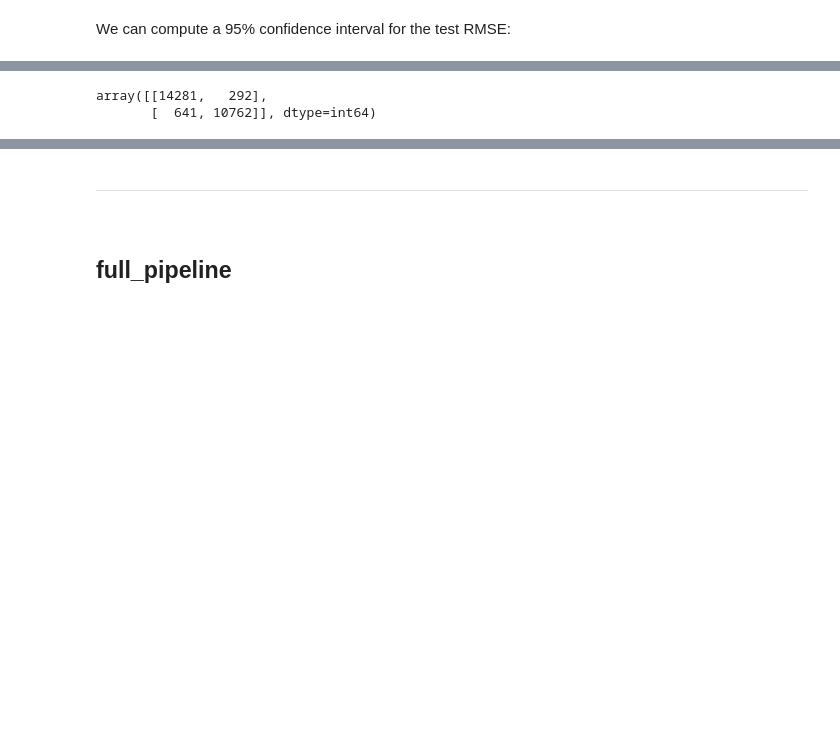
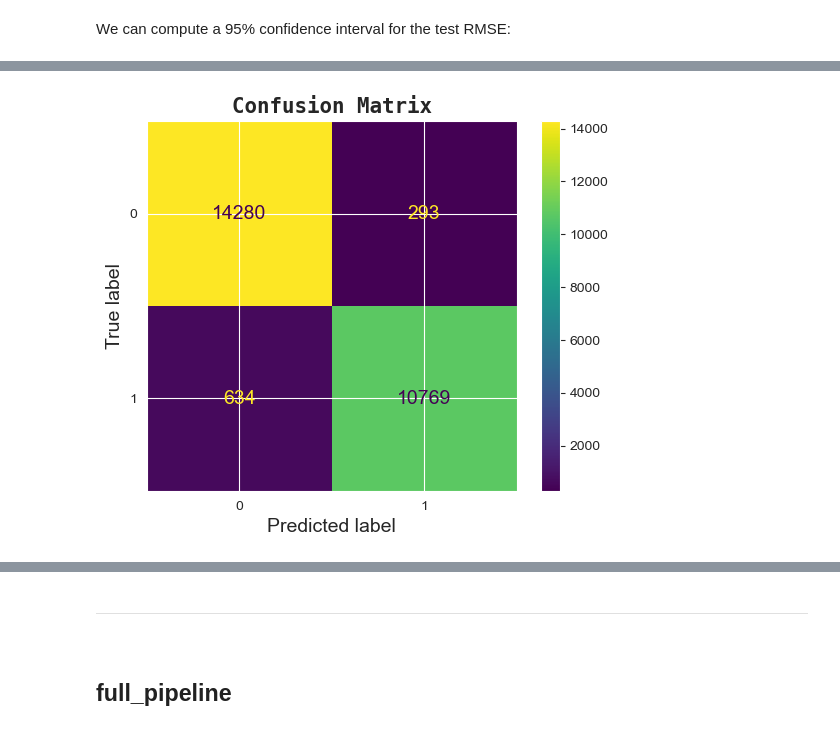
Before and after one commit to abdoghazala7/Airline-Passenger-Satisfaction, a Jupyter notebook: Airline-Passenger-Satisfaction.ipynb, the cells around one changed output, grey strips where cells are left out. Drawn from its saved outputs; the diff is of its cells as text; code cells hidden in the pictures; blank space fills up the shorter version.

```diff
--- a/Airline-Passenger-Satisfaction.ipynb
+++ b/Airline-Passenger-Satisfaction.ipynb
@@ -356,7 +377,7 @@ x_test.head(1)
 |  | Unnamed: 0 | id | Gender | Customer Type | Age | Type of Travel | Class | Flight Distance | ... |
 | 0 | 0 | 19556 | Female | Loyal Customer | 52 | Business travel | Eco | 160 | ... |
 # %%
-x_test_full = pipeline.transform(cleaning(x_test))    # note: we should call cleaning function during this step
+x_test_full = pipelines.transform(cleaning(x_test))    # note: we should call cleaning function during this step
 # %% [markdown]
  looking the test data after we applyed pipeline
 # %%
@@ -529,9 +558,9 @@ sklearn.utils._param_validation.InvalidParameterError: The 'max_features' parame
 Step 5: Build the final model with the best hyperparameters
 # %%
 final_rf_model = RandomForestClassifier(
-    n_estimators=best_n_estimators,
+    n_estimators=best_n_estimators+200,           # i add 200 as i traied that and was better
     max_depth=best_max_depth,
-    min_samples_split=best_min_samples_split,
+    min_samples_split=best_min_samples_split+1,   # i add 1 as i traied that and was better
     min_samples_leaf=best_min_samples_leaf,
     max_features=best_max_features,
     random_state=42)
@@ -570,8 +596,9 @@ array([0.18345211, 0.19539924])
-# %%
-confusion_matrix(y_test_full , y_pred )
-# %% [output]
-array([[14281,   292],
-       [  641, 10762]], dtype=int64)
+# %%
+ConfusionMatrixDisplay.from_predictions(y_test_full , y_pred)
+plt.title("Confusion Matrix", fontname = "monospace", fontsize = 15, weight = "bold")
+plt.show()
+# %% [output]
+[figure, added]
 # %%
 print('precision: '+ str(precision_score(y_test_full , y_pred)))
 print('recall:    '+ str(recall_score(y_test_full , y_pred)))
```
Also changed, not shown: parts of 12 cells of this notebook.
